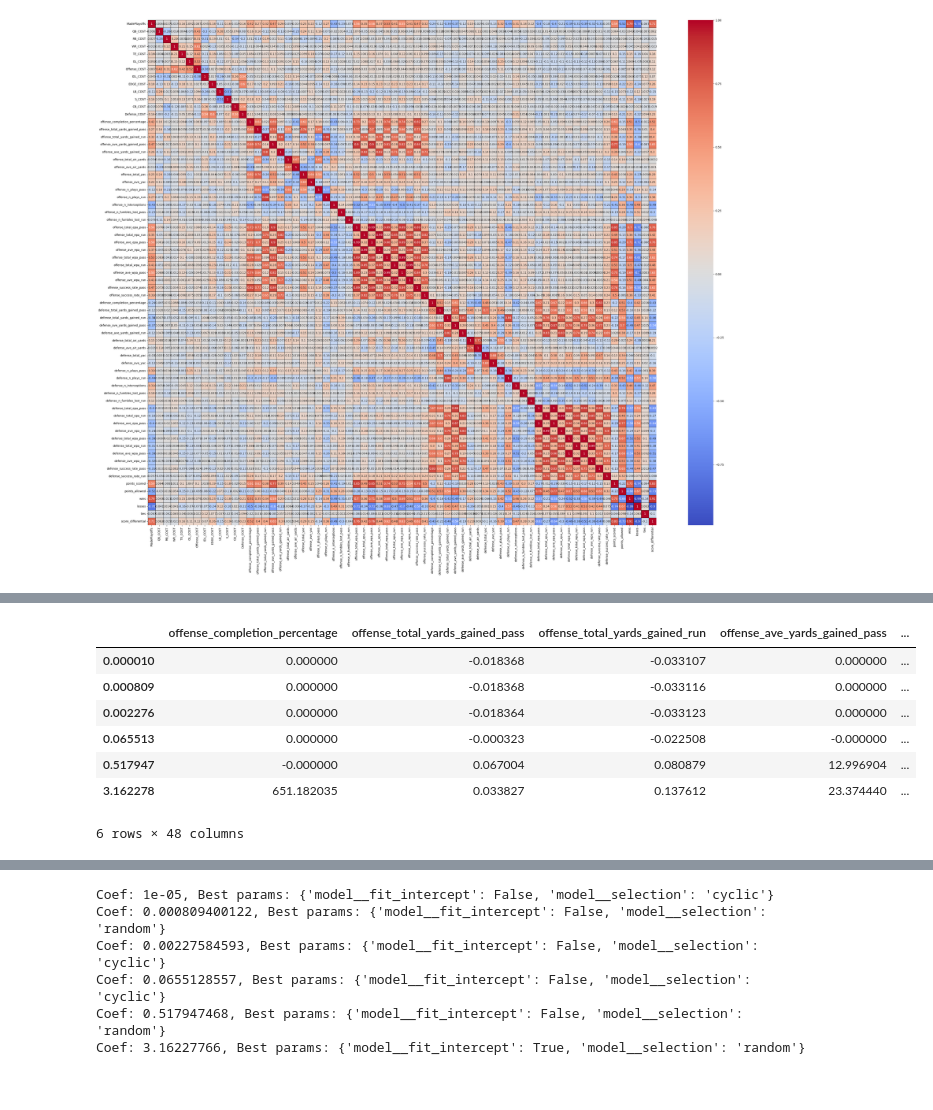
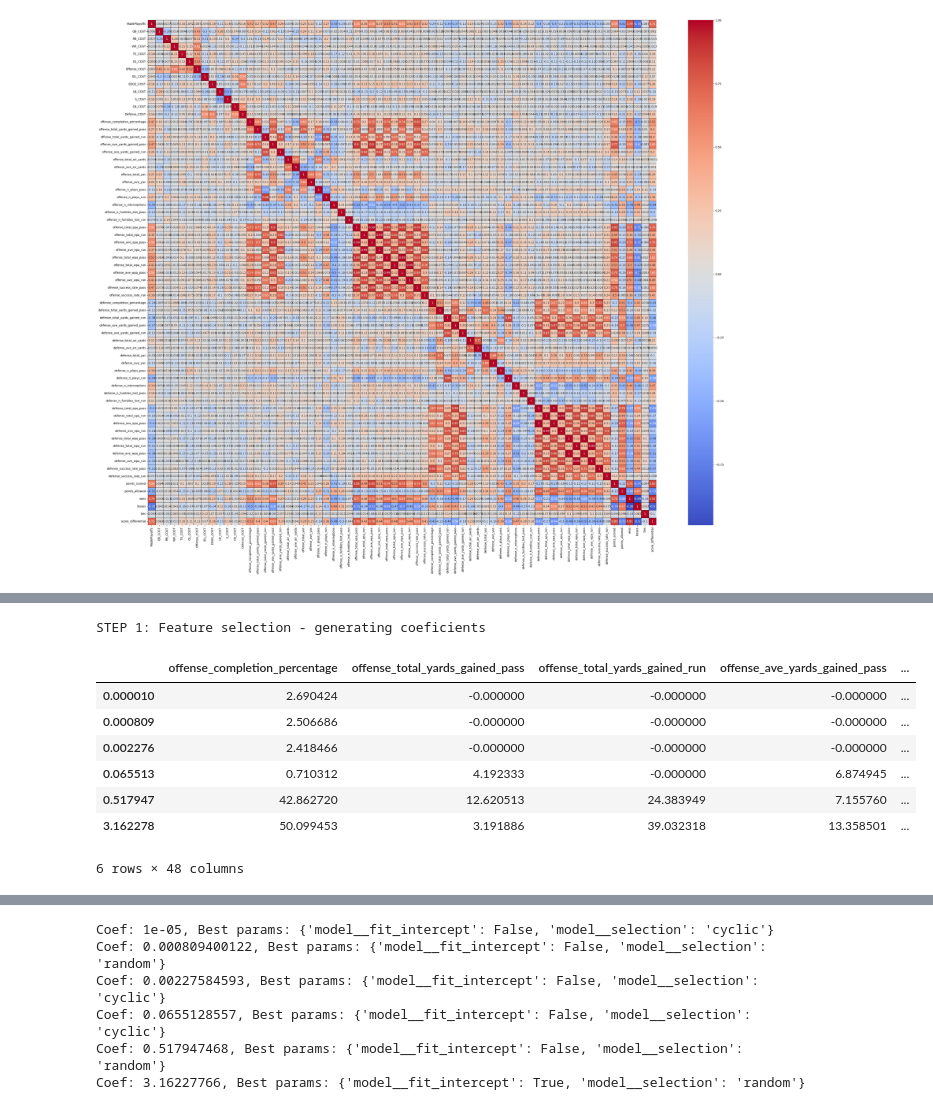
Before and after one commit to codemonkey1101/ucb-mlai-capstone, a Jupyter notebook: feature_evaluation.ipynb, the cells around one changed output, grey strips where cells are left out. Drawn from its saved outputs; the diff is of its cells as text; code cells hidden in the pictures.

```diff
--- a/feature_evaluation.ipynb
+++ b/feature_evaluation.ipynb
@@ -371,34 +418,47 @@ Cs = [1.00000000e-05, 8.09400122e-04, 2.27584593e-03, 6.55128557e-02, 5.17947468
 # %%
 # Lasso regressor - feature selection using L1 as penalty
 
-# built convergence table to see what were, optimally, the best features.
-# ...the information from this effort matched the output from the SelectFromModel() which, in the end, what was eventually used.
-def createCoefToFeatureList(X_train, y_train, coefseeds) :
+def createCoefToFeatureListUsingLasso(X_train, y_train, coefseeds) :
+    """
+    built convergence table to see what were, optimally, the best features.
+        ...the information from this effort matched the output from the SelectFromModel() which, in the end, what was eventually used.
+
+        Args:
+            X_train : X features from training data set
+            y_train : target category from training data set
+            coefseed : list of coeficients
+
+        Returns:
+            dict: containing coeficient for each feature by coefseed
+    """
     coef_list = []
     for C in coefseeds:
-        model = Lasso(max_iter=10000, tol=C, random_state=42).fit(X_train, y_train)
-        # sfm = SelectFromModel(model, prefit=True)
-        # print(sfm.transform(X_train))
+        pipeline = Pipeline([
+                ('preprocessor', encodeFeatures(X_train.columns.tolist())),
+                ('ElasticNet', Lasso(max_iter=10000, tol=C, random_state=42))
+            ])
 
-        coef_list.append(list(model.coef_))
+        model_grid = GridSearchCV(pipeline, param_grid={}, cv=5, n_jobs=-1, scoring=rmse_scorer)
+        model_grid.fit(X_train, y_train)
 
-        # selected_feature_indices = np.where(sfm.get_support())[0]
-        # selected_features = X_train[selected_feature_indices]
-        # X_selected_features = X_train[:, selected_feature_indices]
+        coef_list.append(list(model_grid.best_estimator_.named_steps['ElasticNet'].coef_))
 
     coef_df = pd.DataFrame(data=coef_list, columns=X_train.columns)
     coef_df.index = coefseeds
     return coef_df
 
-optimal_features_df = createCoefToFeatureList(allstats_X_train, score_diff_y_train, Cs)
+# STEP 1: Feature Selection: create coeficients
+print("STEP 1: Feature selection - generating coeficients")
+optimal_features_df = createCoefToFeatureListUsingLasso(allstats_X_train, score_diff_y_train, Cs)
 optimal_features_df
 # %% [output]
+STEP 1: Feature selection - generating coeficients
 |  | offense_completion_percentage | offense_total_yards_gained_pass | offense_total_yards_gained_run | offense_ave_yards_gained_pass | ... |
-| 0.000010 | 0.000000 | -0.018368 | -0.033107 | 0.000000 | ... |
-| 0.000809 | 0.000000 | -0.018368 | -0.033116 | 0.000000 | ... |
-| 0.002276 | 0.000000 | -0.018364 | -0.033123 | 0.000000 | ... |
-| 0.065513 | 0.000000 | -0.000323 | -0.022508 | -0.000000 | ... |
-| 0.517947 | -0.000000 | 0.067004 | 0.080879 | 12.996904 | ... |
-| 3.162278 | 651.182035 | 0.033827 | 0.137612 | 23.374440 | ... |
+| 0.000010 | 2.690424 | -0.000000 | -0.000000 | -0.000000 | ... |
+| 0.000809 | 2.506686 | -0.000000 | -0.000000 | -0.000000 | ... |
+| 0.002276 | 2.418466 | -0.000000 | -0.000000 | -0.000000 | ... |
+| 0.065513 | 0.710312 | 4.192333 | -0.000000 | 6.874945 | ... |
+| 0.517947 | 42.862720 | 12.620513 | 24.383949 | 7.155760 | ... |
+| 3.162278 | 50.099453 | 3.191886 | 39.032318 | 13.358501 | ... |
-6 rows × 48 columns
+6 rows × 48 columns
 # %%
```
Also changed, not shown: parts of 19 cells of this notebook, 7 other files.
